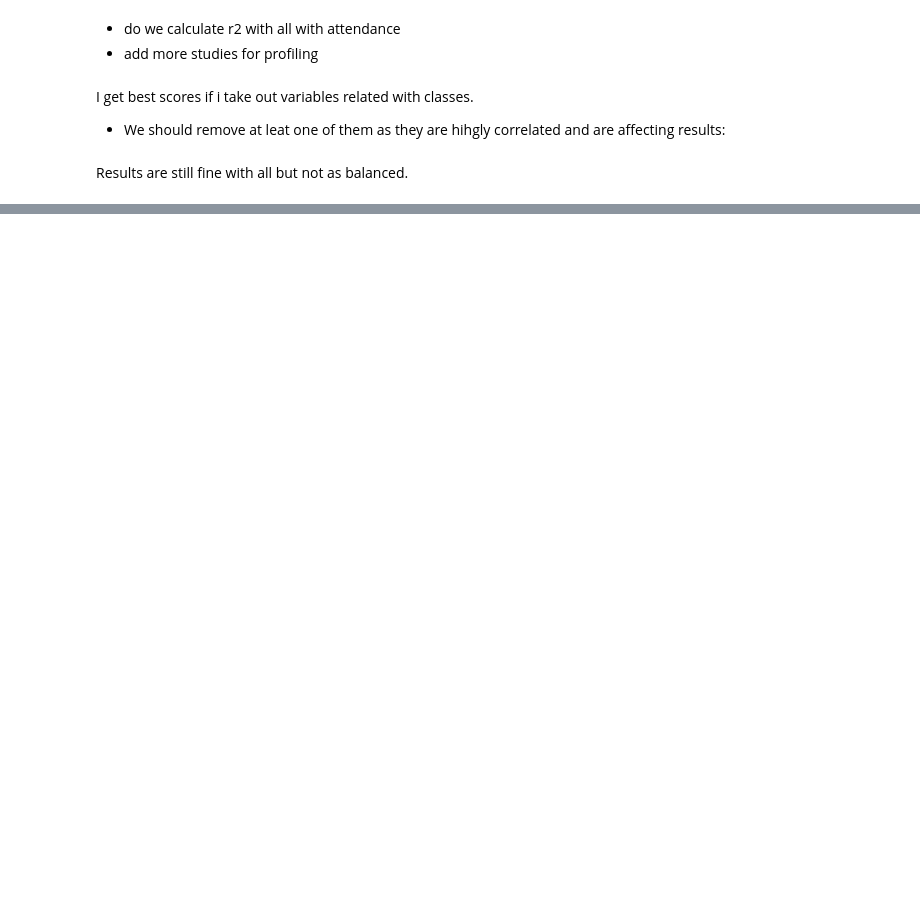
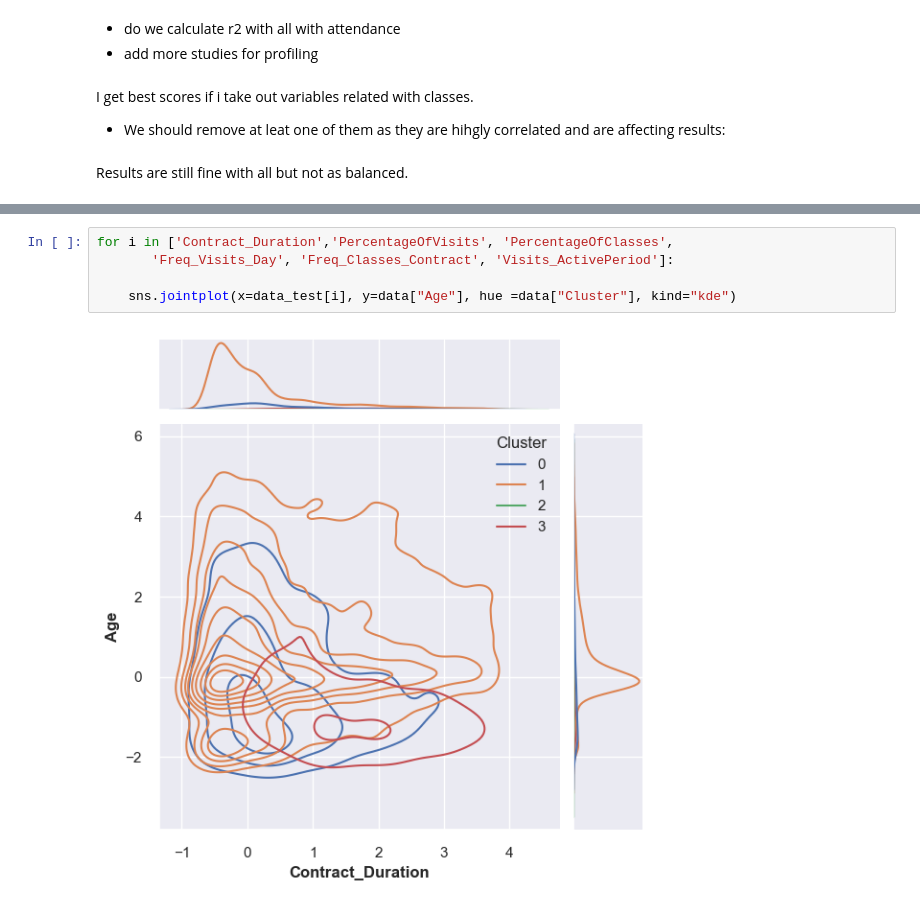
Before and after one commit to raquelxr/data-mining-proj, a Jupyter notebook: Density_Studies_S.ipynb, the cells around one changed output, grey strips where cells are left out. Drawn from its saved outputs; the diff is of its cells as text; blank space fills up the shorter version.

```diff
--- a/Density_Studies_S.ipynb
+++ b/Density_Studies_S.ipynb
@@ -236,0 +376,7 @@ Results are still fine with all but not as balanced.
+# %%
+for i in ['Contract_Duration','PercentageOfVisits', 'PercentageOfClasses',
+       'Freq_Visits_Day', 'Freq_Classes_Contract', 'Visits_ActivePeriod']:
+
+    sns.jointplot(x=data_test[i], y=data["Age"], hue =data["Cluster"], kind="kde")
+# %% [output]
+[figure, added]
```
Also changed, not shown: parts of 22 cells of this notebook, 1 other file.
